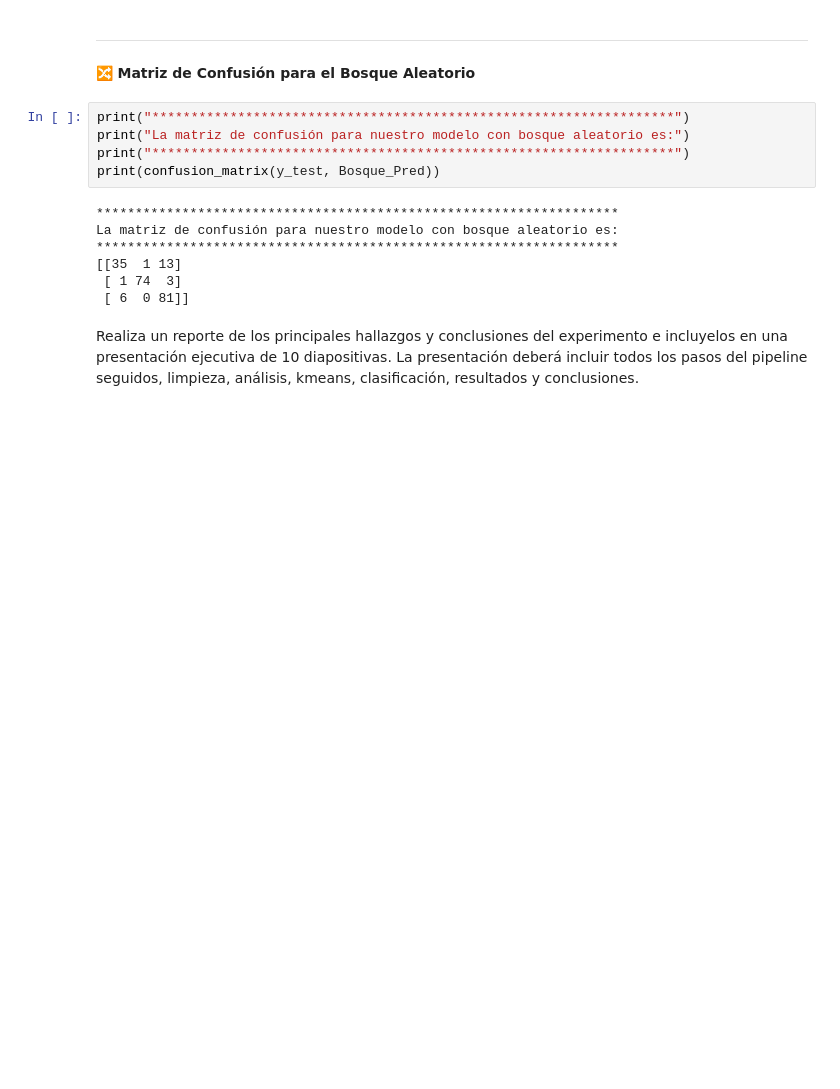
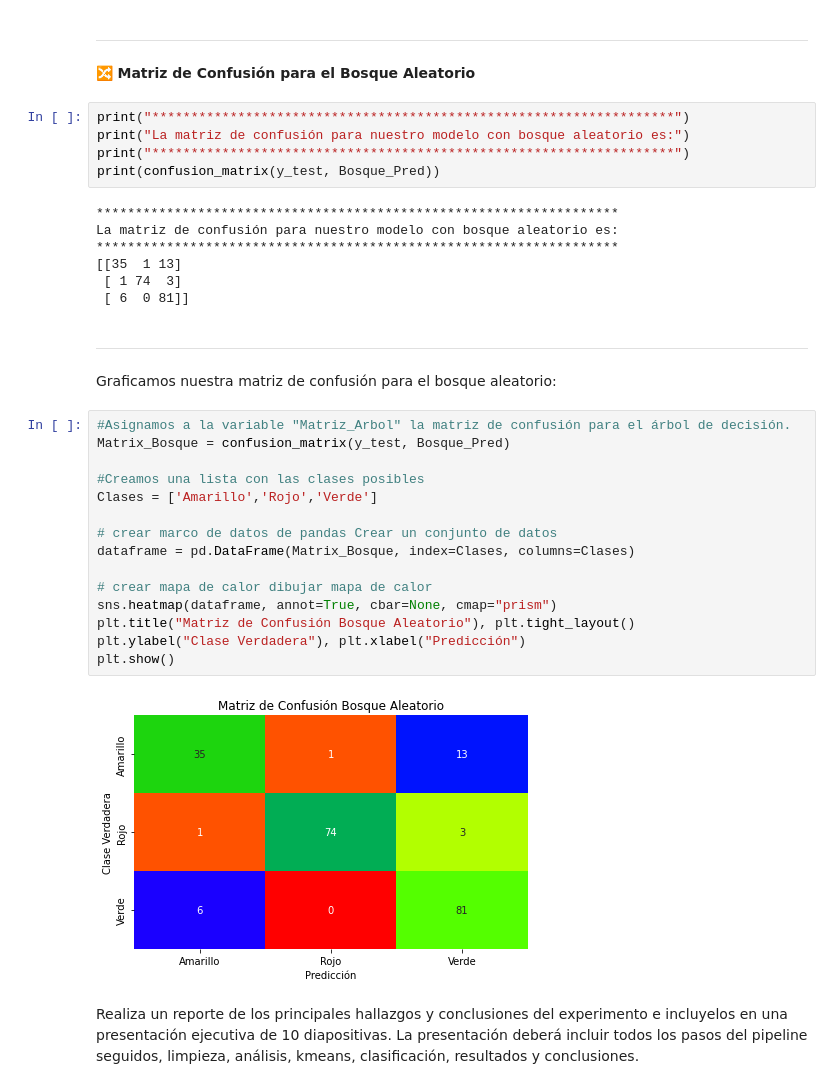
Before and after one commit to PosgradoMNA/actividades-del-projecto-equipo-60, a Jupyter notebook: Reto_Equipo_60_Entrega_2.ipynb, the cells around one changed output. Saved outputs shown, nothing was run; the diff lists cells and outputs as text; blank space fills up the shorter version.

```diff
--- a/Reto_Equipo_60_Entrega_2.ipynb
+++ b/Reto_Equipo_60_Entrega_2.ipynb
@@ -1028,5 +1047,27 @@ La matriz de confusión para nuestro modelo con bosque aleatorio es:
 [[35  1 13]
  [ 1 74  3]
  [ 6  0 81]]
+# %% [markdown]
+---
+
+
+Graficamos nuestra matriz de confusión para el bosque aleatorio:
+# %%
+#Asignamos a la variable "Matriz_Arbol" la matriz de confusión para el árbol de decisión.
+Matrix_Bosque = confusion_matrix(y_test, Bosque_Pred)
+
+#Creamos una lista con las clases posibles
+Clases = ['Amarillo','Rojo','Verde']
+
+# crear marco de datos de pandas Crear un conjunto de datos
+dataframe = pd.DataFrame(Matrix_Bosque, index=Clases, columns=Clases)
+
+# crear mapa de calor dibujar mapa de calor
+sns.heatmap(dataframe, annot=True, cbar=None, cmap="prism")
+plt.title("Matriz de Confusión Bosque Aleatorio"), plt.tight_layout()
+plt.ylabel("Clase Verdadera"), plt.xlabel("Predicción")
+plt.show()
+# %% [output]
+[figure, added]
 # %% [markdown]
 Realiza un reporte de los principales hallazgos y conclusiones del experimento e incluyelos en una presentación ejecutiva de 10 diapositivas. La presentación deberá incluir todos los pasos del pipeline seguidos, limpieza, análisis, kmeans, clasificación, resultados y conclusiones.
```
Also changed, not shown: parts of 3 cells of this notebook.
